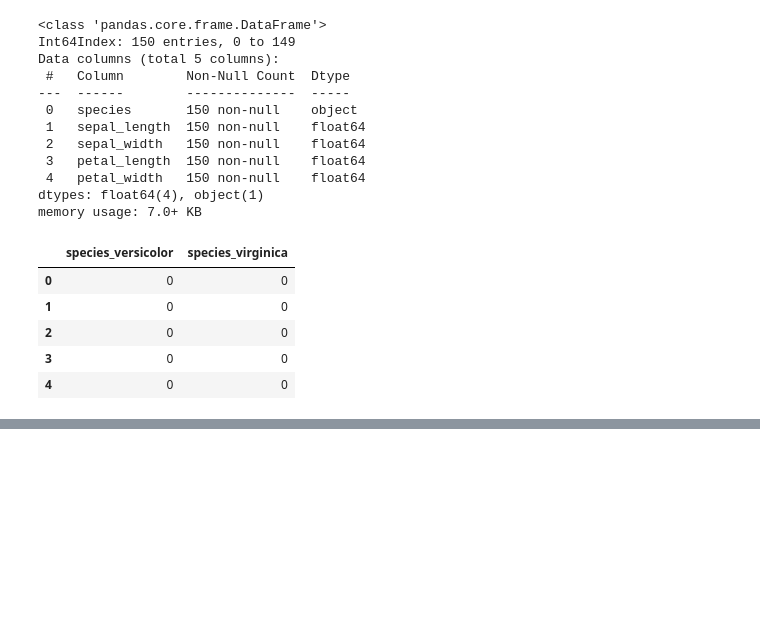
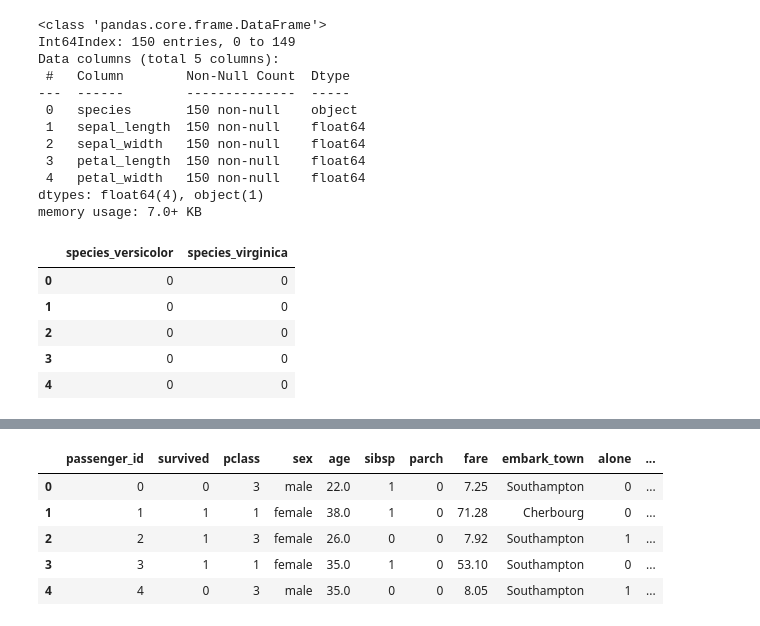
Before and after one commit to mil2tech/classification-exercises, a Jupyter notebook: classification_exercises.ipynb, the cells around one changed output, grey strips where cells are left out. Drawn from its saved outputs; the diff is of its cells as text; code cells hidden in the pictures; blank space fills up the shorter version.

```diff
--- a/classification_exercises.ipynb
+++ b/classification_exercises.ipynb
@@ -563,0 +715,5 @@ test  (30, 9)
+# %%
+df['age'] = df.age.fillna(value='29.70')
+# %%
+df['age'] = df['age'].astype(float)
+print(df.dtypes)
@@ -563,0 +758,10 @@ test  (30, 9)
+# %%
+df['fare'] = df.fare.round(2)
+df.head()
+# %% [output]
+|  | passenger_id | survived | pclass | sex | age | sibsp | parch | fare | embark_town | alone | ... |
+| 0 | 0 | 0 | 3 | male | 22.0 | 1 | 0 | 7.25 | Southampton | 0 | ... |
+| 1 | 1 | 1 | 1 | female | 38.0 | 1 | 0 | 71.28 | Cherbourg | 0 | ... |
+| 2 | 2 | 1 | 3 | female | 26.0 | 0 | 0 | 7.92 | Southampton | 1 | ... |
+| 3 | 3 | 1 | 1 | female | 35.0 | 1 | 0 | 53.10 | Southampton | 0 | ... |
+| 4 | 4 | 0 | 3 | male | 35.0 | 0 | 0 | 8.05 | Southampton | 1 | ... |
```
Also changed, not shown: parts of 34 cells of this notebook.
